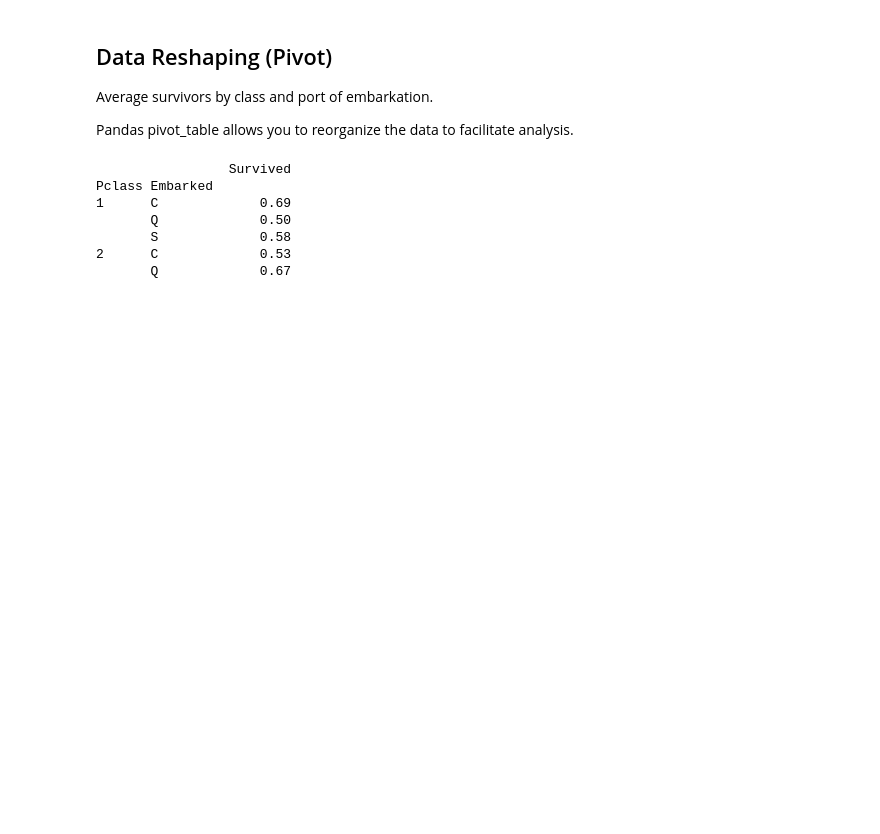
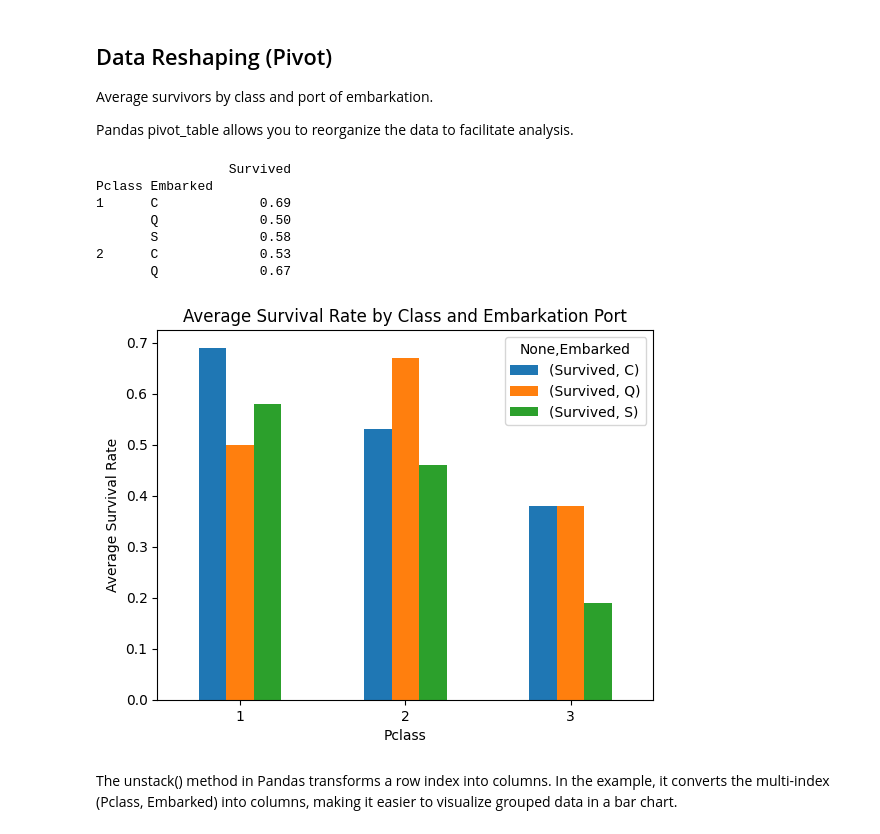
Before and after one commit to PrograMario12/TitanicAnalysis.Notebook.Jupyter, a Jupyter notebook: titanic_information.ipynb, the cells around one changed output. Drawn from its saved outputs; the diff is of its cells as text; code cells hidden in the pictures; blank space fills up the shorter version.

```diff
--- a/titanic_information.ipynb
+++ b/titanic_information.ipynb
@@ -112,3 +117,13 @@ Pclass Embarked
        S             0.58
 2      C             0.53
        Q             0.67
+# %%
+df_avg_passenger_survival_by_class.unstack().plot(kind='bar')
+plt.ylabel('Average Survival Rate')
+plt.title('Average Survival Rate by Class and Embarkation Port')
+plt.xticks(rotation=0)
+plt.show()
+# %% [output]
+[figure, added]
+# %% [markdown]
+The unstack() method in Pandas transforms a row index into columns. In the example, it converts the multi-index (Pclass, Embarked) into columns, making it easier to visualize grouped data in a bar chart.
```
Also changed, not shown: parts of 1 cell of this notebook.
